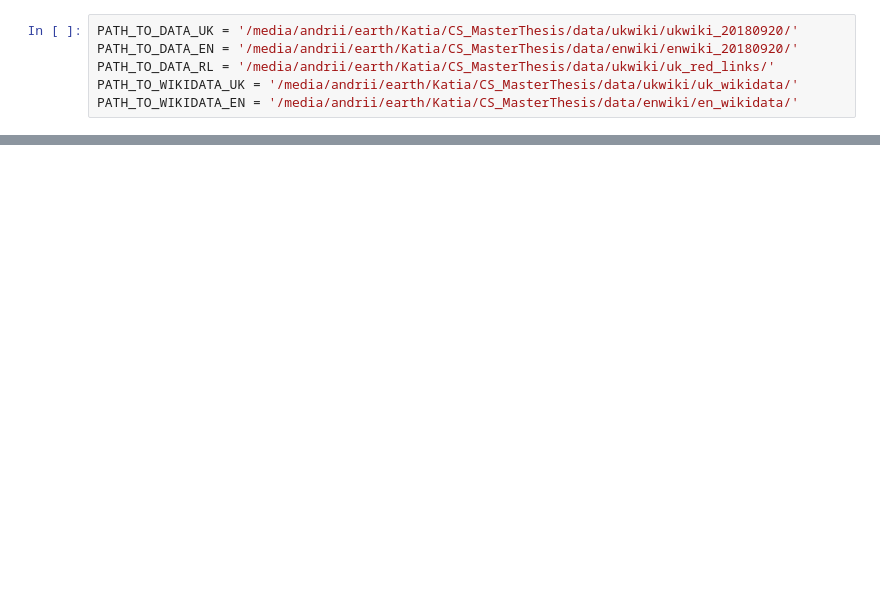
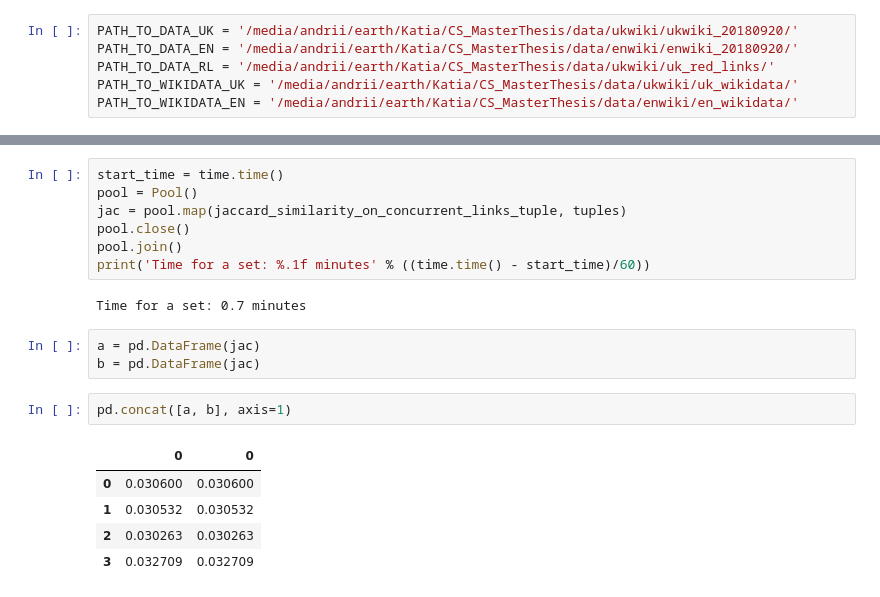
Before and after one commit to Katerali/redlinks_linking, a Jupyter notebook: notebooks/4.feature_engineering/jaccard_similarity_on_concurrent_links.ipynb, the cells around one changed output, grey strips where cells are left out. Cells and saved outputs as stored; diff of their text form; blank space fills up the shorter version.

```diff
--- a/notebooks/4.feature_engineering/jaccard_similarity_on_concurrent_links.ipynb
+++ b/notebooks/4.feature_engineering/jaccard_similarity_on_concurrent_links.ipynb
@@ -209,0 +283,20 @@ red_links_with_parent_ids = pd.read_csv(PATH_TO_DATA_RL+'all_uk_redlinks_with_pa
+# %%
+start_time = time.time()
+pool = Pool()
+jac = pool.map(jaccard_similarity_on_concurrent_links_tuple, tuples)
+pool.close()
+pool.join()
+print('Time for a set: %.1f minutes' % ((time.time() - start_time)/60))
+# %% [output]
+Time for a set: 0.7 minutes
+# %%
+a = pd.DataFrame(jac)
+b = pd.DataFrame(jac)
+# %%
+pd.concat([a, b], axis=1)
+# %% [output]
+|  | 0 | 0 |
+| 0 | 0.030600 | 0.030600 |
+| 1 | 0.030532 | 0.030532 |
+| 2 | 0.030263 | 0.030263 |
+| 3 | 0.032709 | 0.032709 |
```
Also changed, not shown: parts of 64 cells of this notebook, 18 other files.
